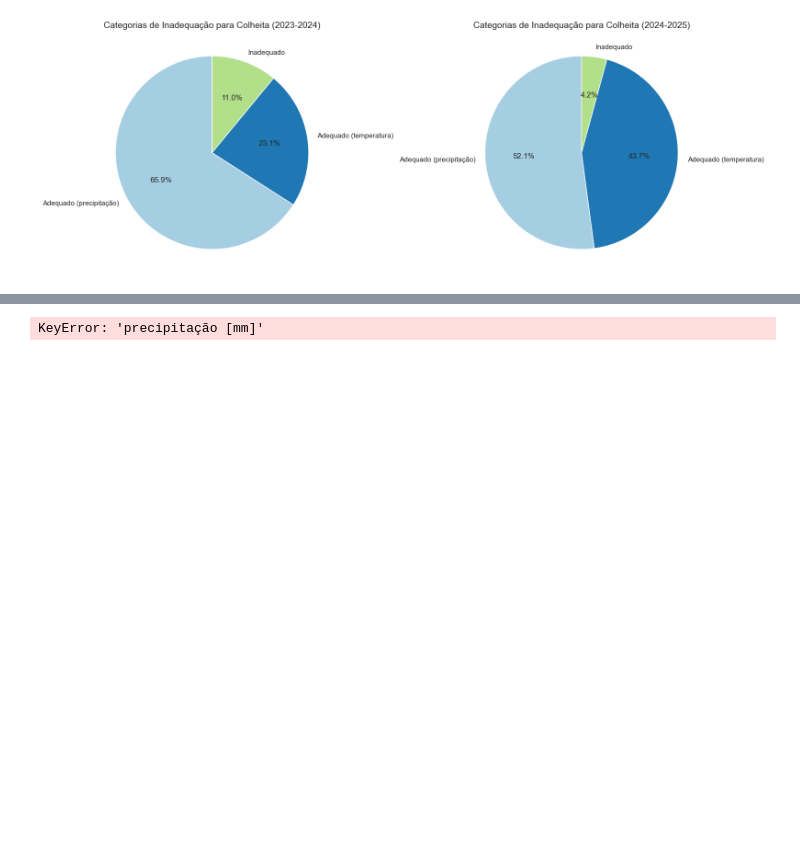
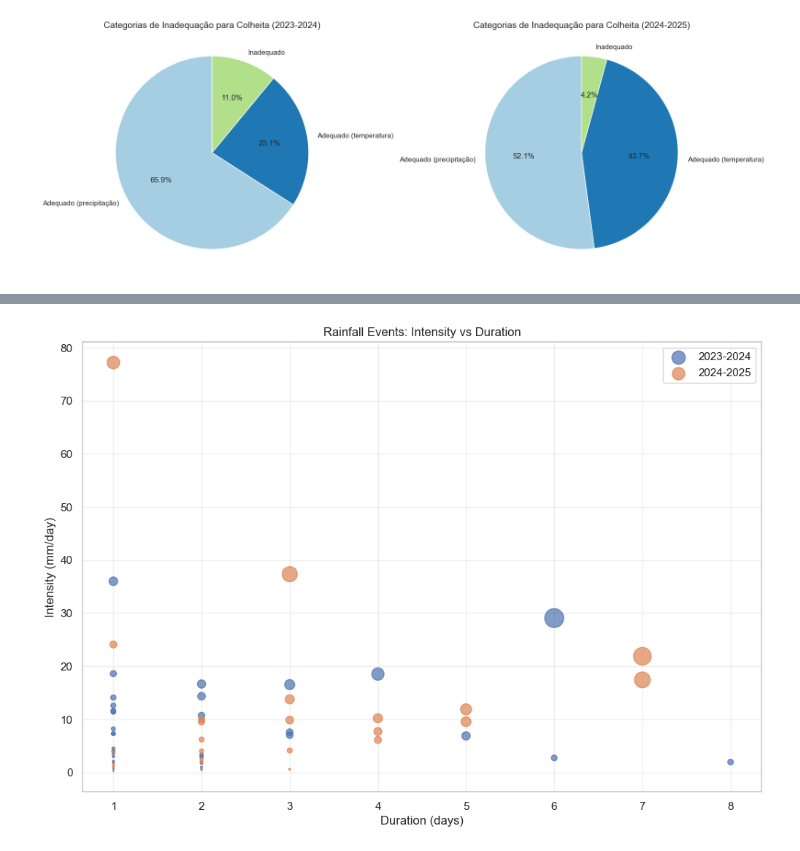
Before and after one commit to MRezende0/Analise_Estacao_Tapirus, a Jupyter notebook: analise_estacao_tapirus_ajustado.ipynb, the cells around one changed output, grey strips where cells are left out. Saved outputs shown, nothing was run; the diff lists cells and outputs as text; code cells hidden in the pictures; blank space fills up the shorter version.

```diff
--- a/analise_estacao_tapirus_ajustado.ipynb
+++ b/analise_estacao_tapirus_ajustado.ipynb
@@ -1121,39 +1121,39 @@ KeyError: 'Precipitação'
 def rainfall_intensity_analysis(df):
     """Analyze rainfall events by intensity and duration"""
     # Group consecutive rainy days
-    df['rain_event'] = (df['precipitação [mm]'] == 0).cumsum()
+    df['rain_event'] = (df['Precipitacao'] == 0).cumsum()
 
     # Calculate total rainfall and duration for each event
-    rain_events = df[df['precipitação [mm]'] > 0].groupby('rain_event').agg(
-        total_rainfall=('precipitação [mm]', 'sum'),
-        duration_days=('precipitação [mm]', 'count'),
+    rain_events = df[df['Precipitacao'] > 0].groupby('rain_event').agg(
+        total_rainfall=('Precipitacao', 'sum'),
+        duration_days=('Precipitacao', 'count'),
         start_date=('Data', 'min')
     ).reset_index()
 
     # Calculate intensity (mm/day)
     rain_events['intensity'] = rain_events['total_rainfall'] / rain_events['duration_days']
 
     return rain_events
 
 # Analyze both datasets
 events_2023_2024 = rainfall_intensity_analysis(df_2023_2024)
 events_2024_2025 = rainfall_intensity_analysis(df_2024_2025)
 
 # Create scatter plot of rainfall intensity vs duration
 plt.figure(figsize=(12, 8))
 plt.scatter(events_2023_2024['duration_days'], events_2023_2024['intensity'],
             alpha=0.7, label='2023-2024', s=events_2023_2024['total_rainfall']*2)
 plt.scatter(events_2024_2025['duration_days'], events_2024_2025['intensity'],
             alpha=0.7, label='2024-2025', s=events_2024_2025['total_rainfall']*2)
 
 plt.xlabel('Duration (days)')
 plt.ylabel('Intensity (mm/day)')
 plt.title('Rainfall Events: Intensity vs Duration')
 plt.legend()
 plt.grid(True, alpha=0.3)
 plt.show()
 # %% [output]
-KeyError: 'precipitação [mm]'
+[figure, added]
 # %%
 def calculate_soil_workability(df, precip_threshold=5, humidity_threshold=80):
     """
```
Also changed, not shown: parts of 5 cells of this notebook, 1 other file.
